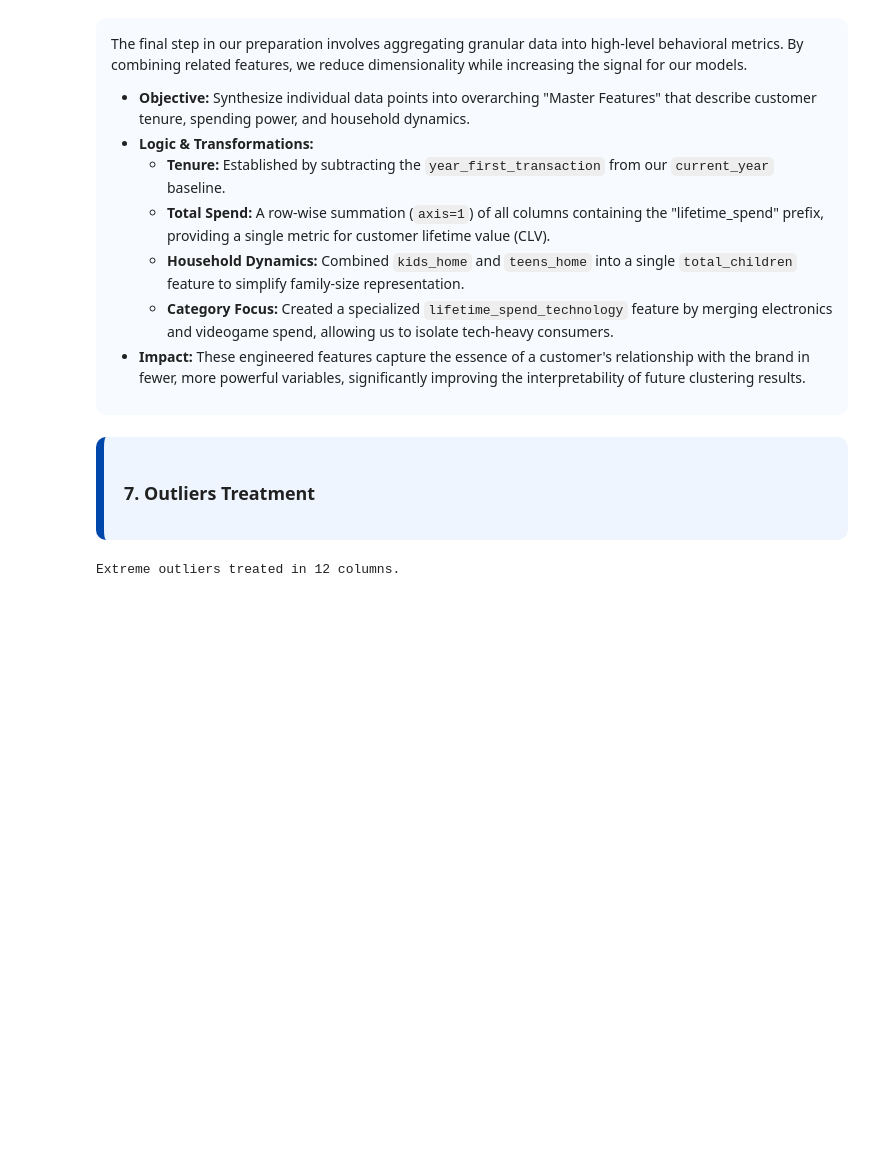
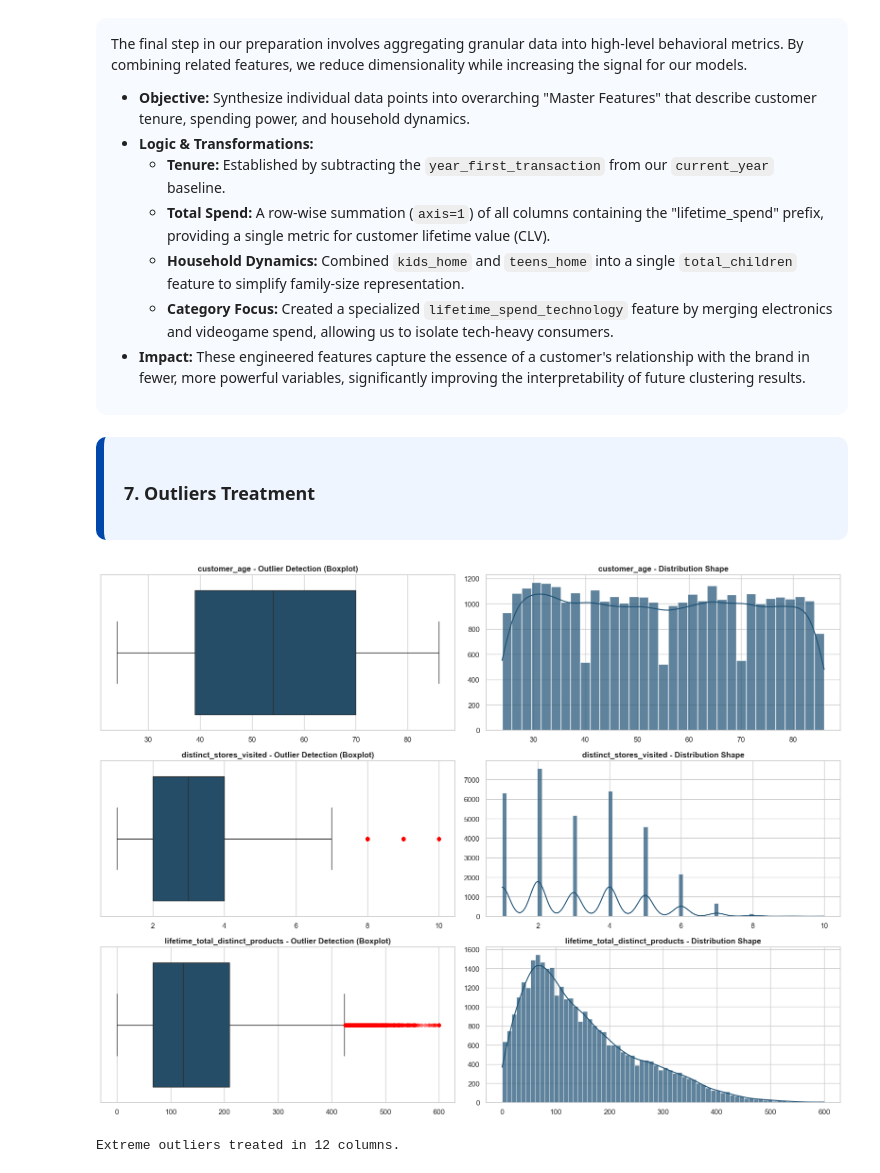
Before and after one commit to CarlotaMarto/CostumerSegP_MLII, a Jupyter notebook: pre-processing/eda.ipynb, the cells around one changed output. Drawn from its saved outputs; the diff is of its cells as text; code cells hidden in the pictures; blank space fills up the shorter version.

```diff
--- a/pre-processing/eda.ipynb
+++ b/pre-processing/eda.ipynb
@@ -741,7 +757,7 @@ Remaining missing values: 0
 to_int = [
     'kids_home', 'teens_home', 'number_complaints',
     'distinct_stores_visited', 'lifetime_total_distinct_products',
-    'year_first_transaction', 'total_children'
+    'year_first_transaction'
 ]
 
 for col in to_int:
@@ -819,6 +833,63 @@ ci_clean.drop(columns=['typical_hour'], inplace=True)
+# %%
+spend_cols = [col for col in ci_clean.columns if 'lifetime_spend_' in col]
+
+for col in spend_cols:
+    pct_col_name = col.replace('lifetime_spend_', 'pct_spend_')
+    ci_clean[pct_col_name] = ci_clean[col] / ci_clean['total_spend']
 # %% [markdown]
 <div style="background-color:#EFF5FF; padding:20px; border-radius:10px; border-left:8px solid #0047AB;">
 <h3><b> 7. Outliers Treatment</h3>
+# %%
+import matplotlib.pyplot as plt
+import seaborn as sns
+import numpy as np
+
+# 1. Definir as colunas que vão ser analisadas (as mesmas que envias para tratamento)
+spend_cols = [col for col in ci_clean.columns if 'lifetime_spend' in col]
+other_numeric = ['customer_age', 'distinct_stores_visited', 'lifetime_total_distinct_products']
+cols_to_visualize = spend_cols + other_numeric
+
+# Configuração visual premium
+CUSTOM_BLUE = "#1B4F72"
+sns.set_theme(style="whitegrid")
+
+# 2. Criar a matriz de gráficos (Cada coluna terá um Boxplot e um Histograma lado a lado)
+n_features = len(cols_to_visualize)
+fig, axes = plt.subplots(nrows=n_features, ncols=2, figsize=(16, n_features * 4))
+
+# Garantir que axes seja uma matriz 2D mesmo que haja apenas 1 feature
+if n_features == 1:
+    axes = np.array([axes])
+
+for i, col in enumerate(cols_to_visualize):
+    # --- COLUNA 1: Boxplot (Focado na deteção geométrica de outliers) ---
+    sns.boxplot(
+        x=ci_clean[col],
+        ax=axes[i, 0],
+        color=CUSTOM_BLUE,
+        flierprops={"marker": "o", "markerfacecolor": "red", "markeredgecolor": "red", "markersize": 5, "alpha": 0.5}
+    )
+    axes[i, 0].set_title(f'{col} - Outlier Detection (Boxplot)', fontsize=12, fontweight='bold')
+    axes[i, 0].set_xlabel('')
+
+    # --- COLUNA 2: Histograma + KDE (Focado no impacto visual da cauda longa) ---
+    sns.histplot(
+        data=ci_clean,
+        x=col,
+        kde=True,
+        ax=axes[i, 1],
+        color=CUSTOM_BLUE,
+        alpha=0.7
+    )
+    axes[i, 1].set_title(f'{col} - Distribution Shape', fontsize=12, fontweight='bold')
+    axes[i, 1].set_xlabel('')
+    axes[i, 1].set_ylabel('')
+
+# Otimizar o espaçamento entre gráficos para evitar sobreposição de textos
+plt.tight_layout()
+plt.show()
+# %% [output]
+[figure, added]
 # %%
 spend_cols = [col for col in ci_clean.columns if 'lifetime_spend' in col]
 other_numeric = ['customer_age', 'distinct_stores_visited', 'lifetime_total_distinct_products']
```
Also changed, not shown: parts of 11 cells of this notebook, 1 other file.
